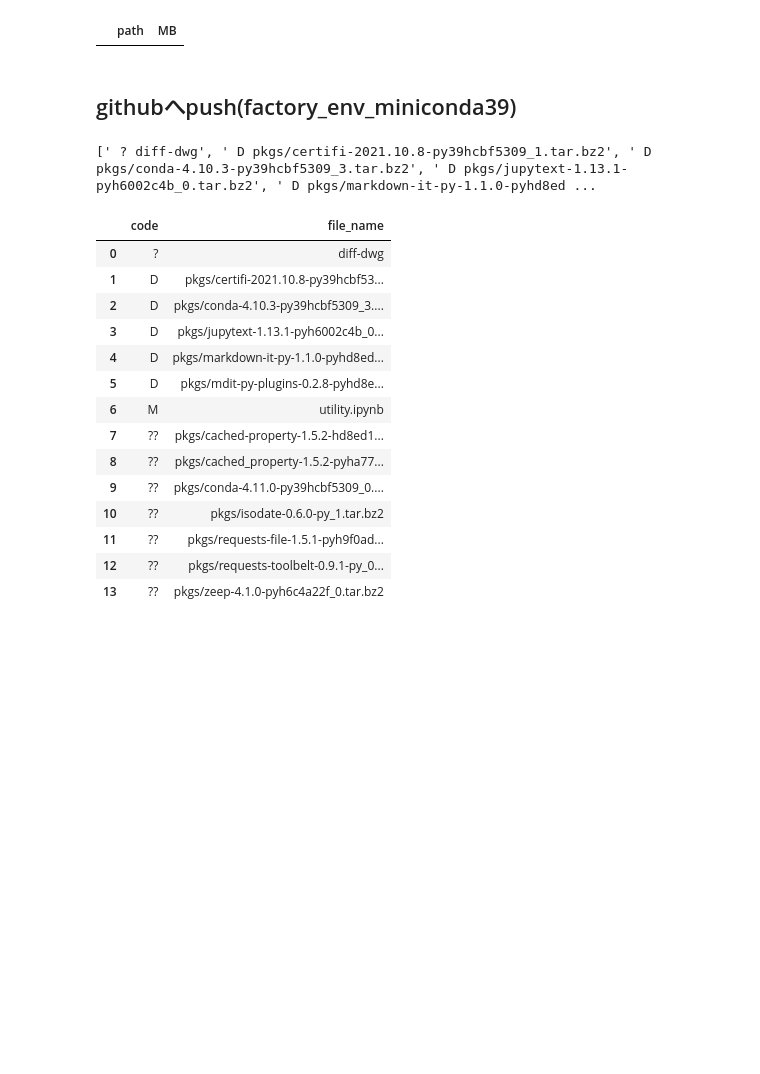
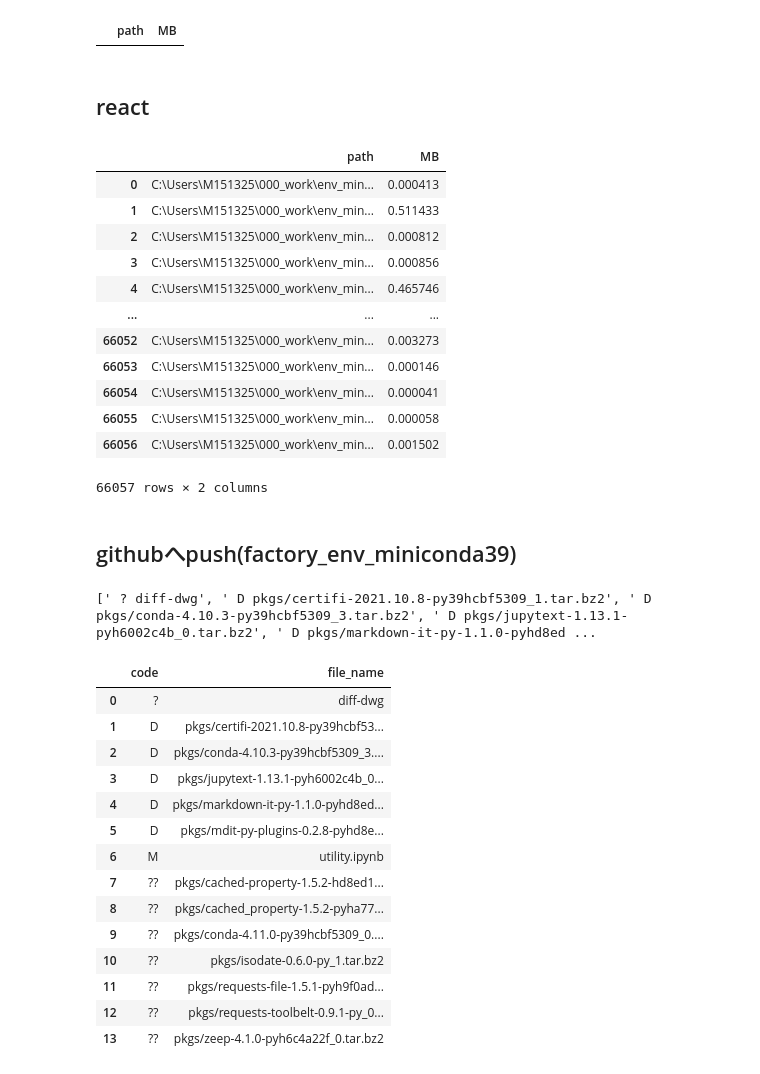
Before and after one commit to nyanko111777/env_miniconda_39, a Jupyter notebook: utility.ipynb, the cells around one changed output. Cells and saved outputs as stored; diff of their text form; code cells hidden in the pictures; blank space fills up the shorter version.

```diff
--- a/utility.ipynb
+++ b/utility.ipynb
@@ -300,6 +312,42 @@ if len(df_b)!=0:
         os.remove(target)
 # %%
 ! start .
+# %% [markdown]
+## react
+# %%
+import os
+import pandas as pd
+
+dir_path = r"C:\Users\M151325\000_work\env_miniconda_39\react"
+file_list=[]
+for (root, directories, files) in os.walk(dir_path):
+#     for d in directories:
+#         d_path = os.path.join(root, d)
+#         print(d_path)
+    for file in files:
+        file_path = os.path.join(root, file)
+#         print(file_path)
+        file_list.append(file_path)
+# %%
+file_list = [[f,os.path.getsize(f) / 1000000] for f in file_list ]
+df = pd.DataFrame(file_list)
+df.columns=["path","MB"]
+# %%
+df
+# %% [output]
+|  | path | MB |
+| 0 | C:\Users\M151325\000_work\env_min... | 0.000413 |
+| 1 | C:\Users\M151325\000_work\env_min... | 0.511433 |
+| 2 | C:\Users\M151325\000_work\env_min... | 0.000812 |
+| 3 | C:\Users\M151325\000_work\env_min... | 0.000856 |
+| 4 | C:\Users\M151325\000_work\env_min... | 0.465746 |
+| ... | ... | ... |
+| 66052 | C:\Users\M151325\000_work\env_min... | 0.003273 |
+| 66053 | C:\Users\M151325\000_work\env_min... | 0.000146 |
+| 66054 | C:\Users\M151325\000_work\env_min... | 0.000041 |
+| 66055 | C:\Users\M151325\000_work\env_min... | 0.000058 |
+| 66056 | C:\Users\M151325\000_work\env_min... | 0.001502 |
+66057 rows × 2 columns
 # %% [markdown]
 ## githubへpush(factory_env_miniconda39)
 # %%
```
Also changed, not shown: parts of 14 cells of this notebook, 42 other files.
